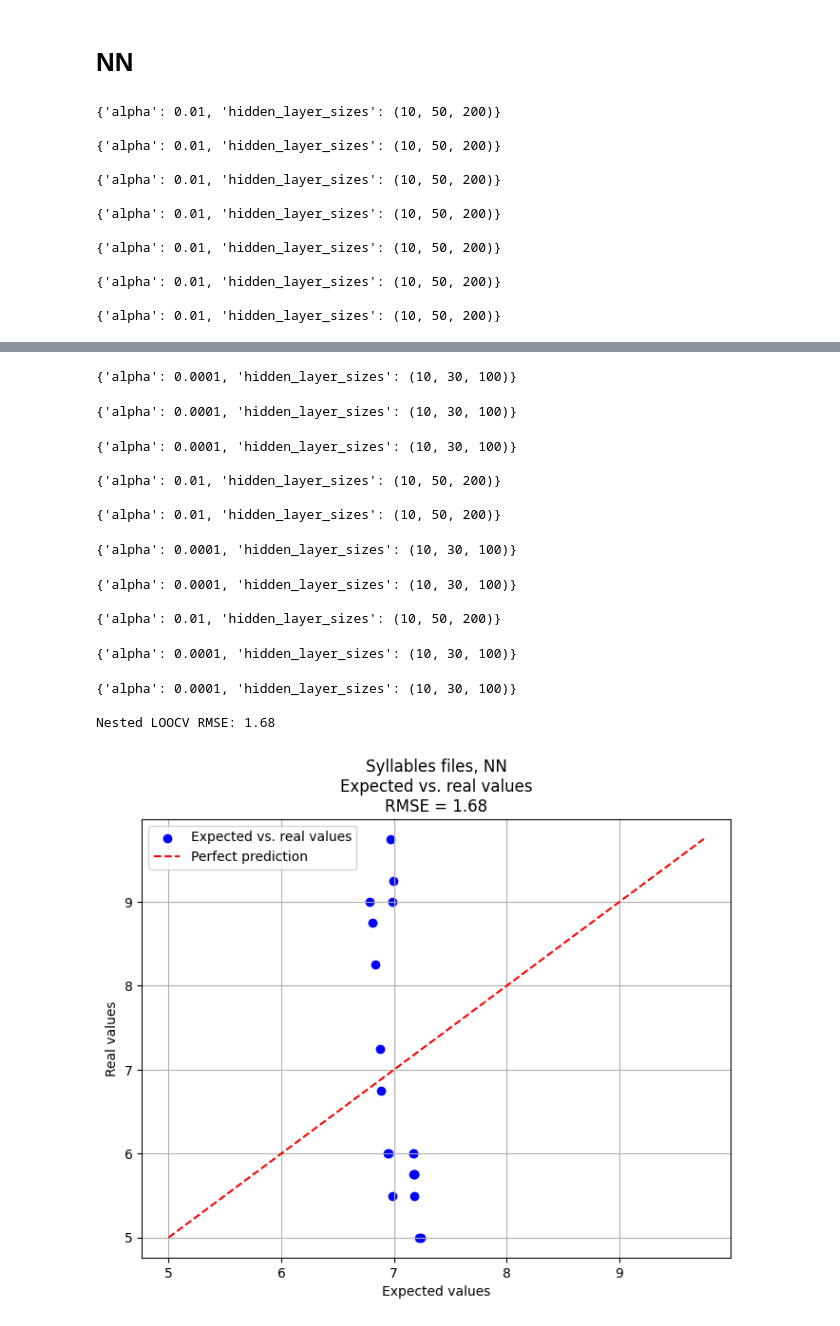
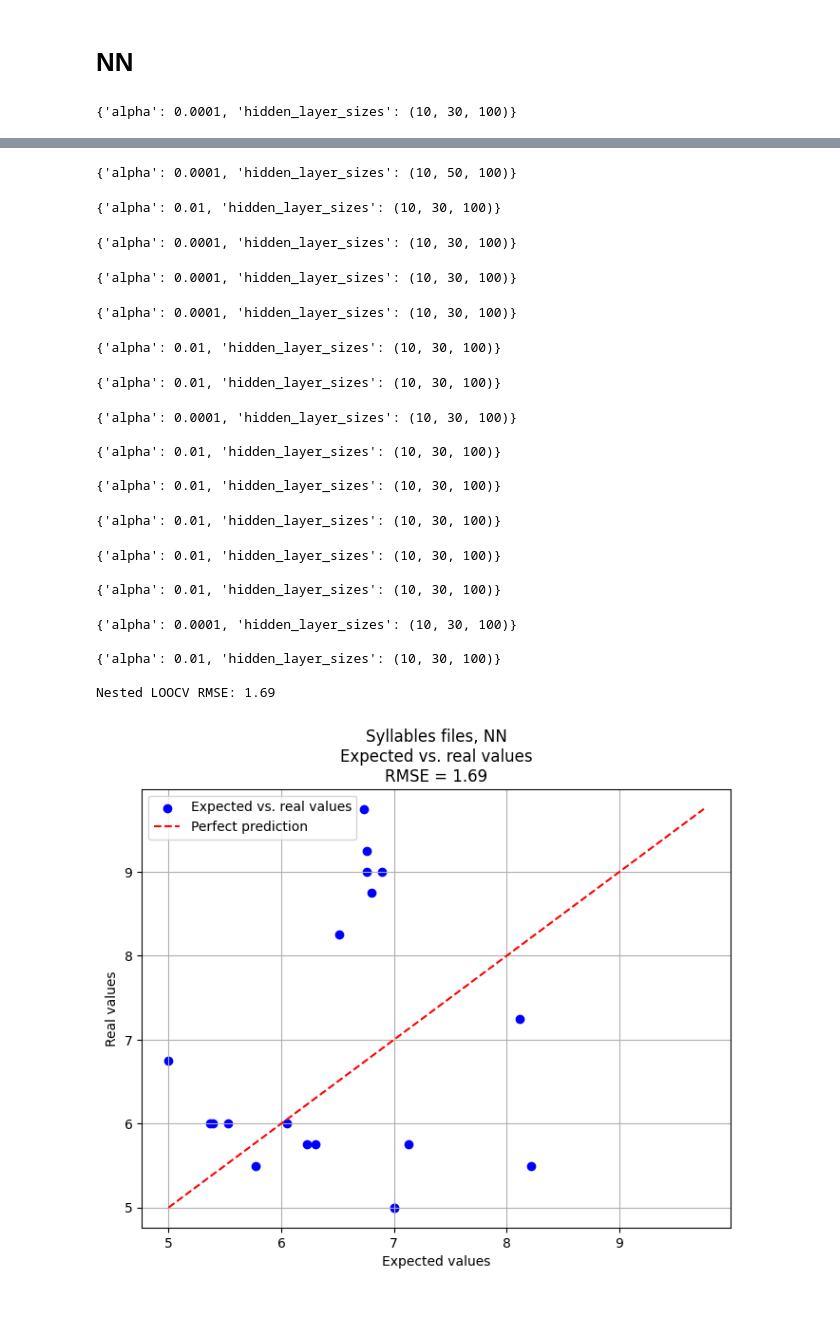
Before and after one commit to GiuseppeCurrao/Extraction-of-vocal-feature-for-ALS-speech-score-regression, a Jupyter notebook: Code/Regressor_syllables.ipynb, the cells around one changed output, grey strips where cells are left out. Saved outputs shown, nothing was run; the diff lists cells and outputs as text; code cells hidden in the pictures.

```diff
--- a/Code/Regressor_syllables.ipynb
+++ b/Code/Regressor_syllables.ipynb
@@ -709,7 +709,7 @@ nn = MLPRegressor(
     random_state=20,
     early_stopping=False,
     solver='adam',
-    max_iter= 2000
+    max_iter= 3000
 )
 param_grid = {
     'hidden_layer_sizes': [ (10, 30, 100), (10, 50, 100), (10, 50, 200), (10, 100, 100)],
@@ -774,16 +774,4 @@ plt.legend()
 plt.grid(True)
 plt.show()
 # %% [output]
-{'alpha': 0.01, 'hidden_layer_sizes': (10, 50, 200)}
-
-{'alpha': 0.01, 'hidden_layer_sizes': (10, 50, 200)}
-
-{'alpha': 0.01, 'hidden_layer_sizes': (10, 50, 200)}
-
-{'alpha': 0.01, 'hidden_layer_sizes': (10, 50, 200)}
-
-{'alpha': 0.01, 'hidden_layer_sizes': (10, 50, 200)}
-
-{'alpha': 0.01, 'hidden_layer_sizes': (10, 50, 200)}
-
-{'alpha': 0.01, 'hidden_layer_sizes': (10, 50, 200)}
+{'alpha': 0.0001, 'hidden_layer_sizes': (10, 30, 100)}
@@ -793,16 +783,22 @@ plt.show()
-{'alpha': 0.0001, 'hidden_layer_sizes': (10, 30, 100)}
+{'alpha': 0.0001, 'hidden_layer_sizes': (10, 50, 100)}
-{'alpha': 0.0001, 'hidden_layer_sizes': (10, 30, 100)}
+{'alpha': 0.01, 'hidden_layer_sizes': (10, 30, 100)}
 {'alpha': 0.0001, 'hidden_layer_sizes': (10, 30, 100)}
-
-{'alpha': 0.01, 'hidden_layer_sizes': (10, 50, 200)}
-
-{'alpha': 0.01, 'hidden_layer_sizes': (10, 50, 200)}
 {'alpha': 0.0001, 'hidden_layer_sizes': (10, 30, 100)}
 {'alpha': 0.0001, 'hidden_layer_sizes': (10, 30, 100)}
-
-{'alpha': 0.01, 'hidden_layer_sizes': (10, 50, 200)}
-{'alpha': 0.0001, 'hidden_layer_sizes': (10, 30, 100)}
+{'alpha': 0.01, 'hidden_layer_sizes': (10, 30, 100)}
-{'alpha': 0.0001, 'hidden_layer_sizes': (10, 30, 100)}
-
-Nested LOOCV RMSE: 1.68
+{'alpha': 0.01, 'hidden_layer_sizes': (10, 30, 100)}
+{'alpha': 0.0001, 'hidden_layer_sizes': (10, 30, 100)}
+
+{'alpha': 0.01, 'hidden_layer_sizes': (10, 30, 100)}
+
+{'alpha': 0.01, 'hidden_layer_sizes': (10, 30, 100)}
+{'alpha': 0.01, 'hidden_layer_sizes': (10, 30, 100)}
+{'alpha': 0.01, 'hidden_layer_sizes': (10, 30, 100)}
+
+{'alpha': 0.01, 'hidden_layer_sizes': (10, 30, 100)}
+{'alpha': 0.0001, 'hidden_layer_sizes': (10, 30, 100)}
+
+{'alpha': 0.01, 'hidden_layer_sizes': (10, 30, 100)}
+
+Nested LOOCV RMSE: 1.69
-[figure, old version]
+[figure, new version]
```
Also changed, not shown: parts of 7 cells of this notebook, 1 other file.
